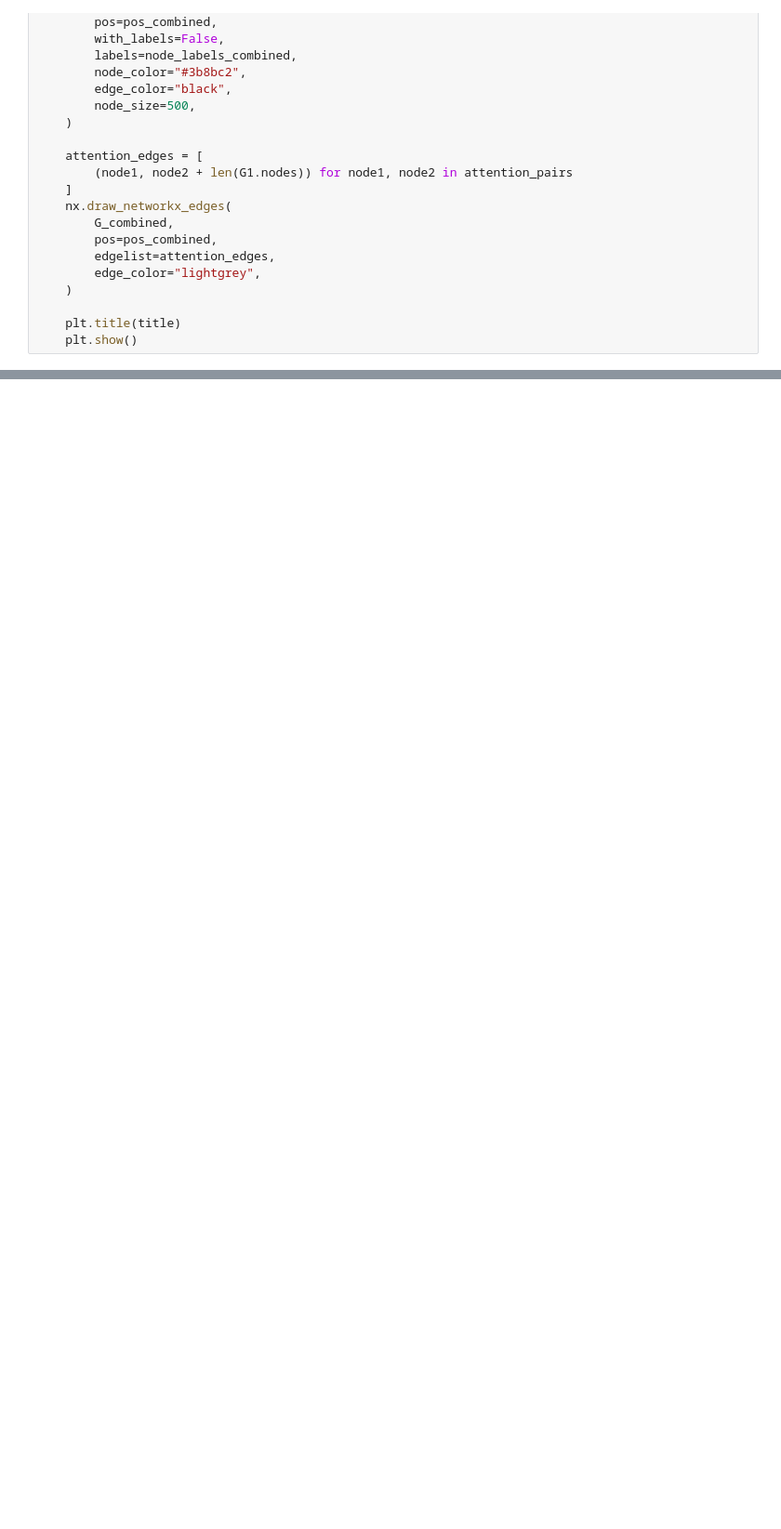
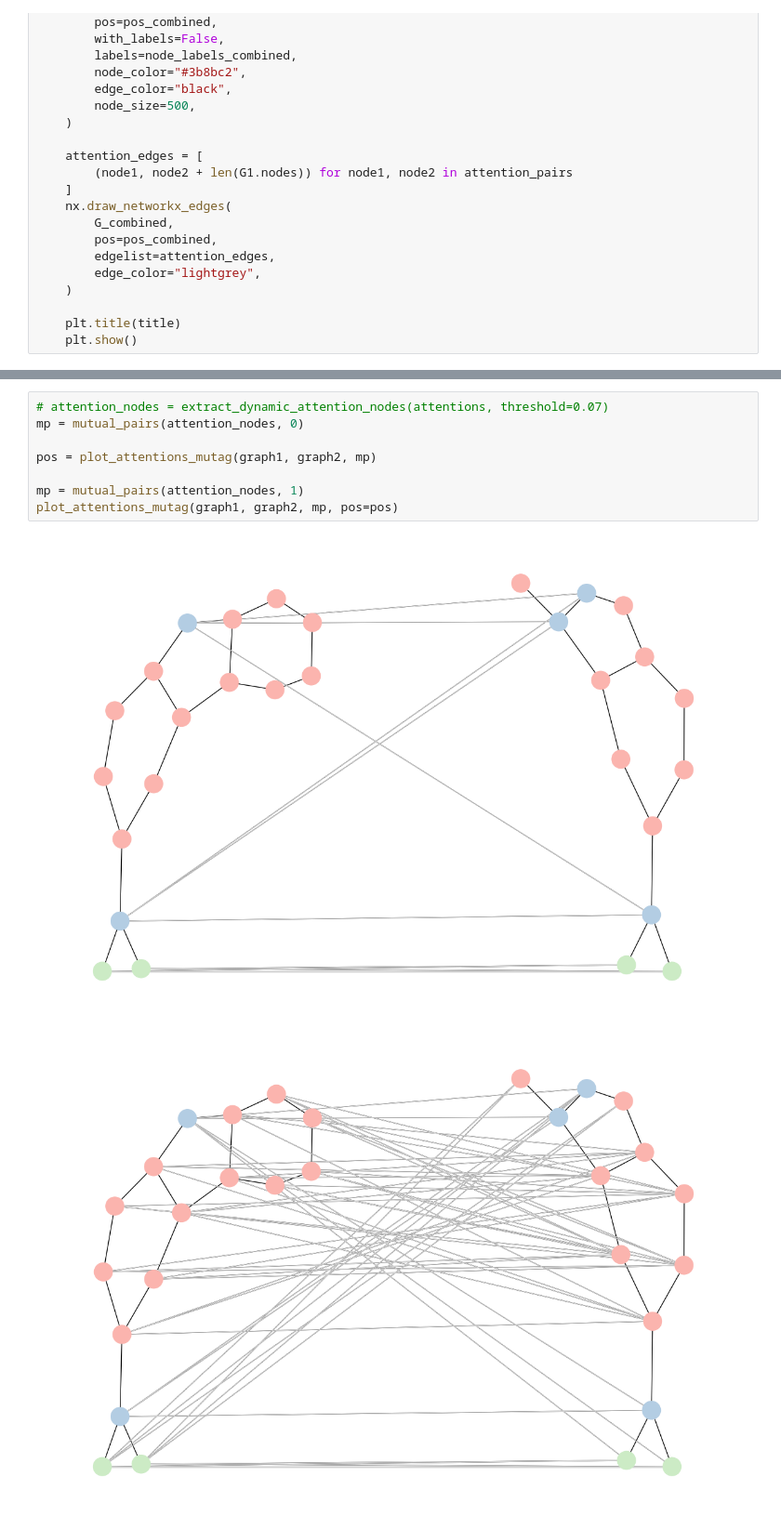
Before and after one commit to tsimiho/gmn, a Jupyter notebook: plots.ipynb, the cells around one changed output, grey strips where cells are left out. Shown at 93% size. Cells and saved outputs as stored; diff of their text form; blank space fills up the shorter version.

```diff
--- a/plots.ipynb
+++ b/plots.ipynb
@@ -337,0 +515,11 @@ plot_graph(summary, "Summary")
+# %%
+# attention_nodes = extract_dynamic_attention_nodes(attentions, threshold=0.07)
+mp = mutual_pairs(attention_nodes, 0)
+
+pos = plot_attentions_mutag(graph1, graph2, mp)
+
+mp = mutual_pairs(attention_nodes, 1)
+plot_attentions_mutag(graph1, graph2, mp, pos=pos)
+# %% [output]
+[figure, added]
+[figure, added]
```
Also changed, not shown: parts of 10 cells of this notebook, 18 other files.
